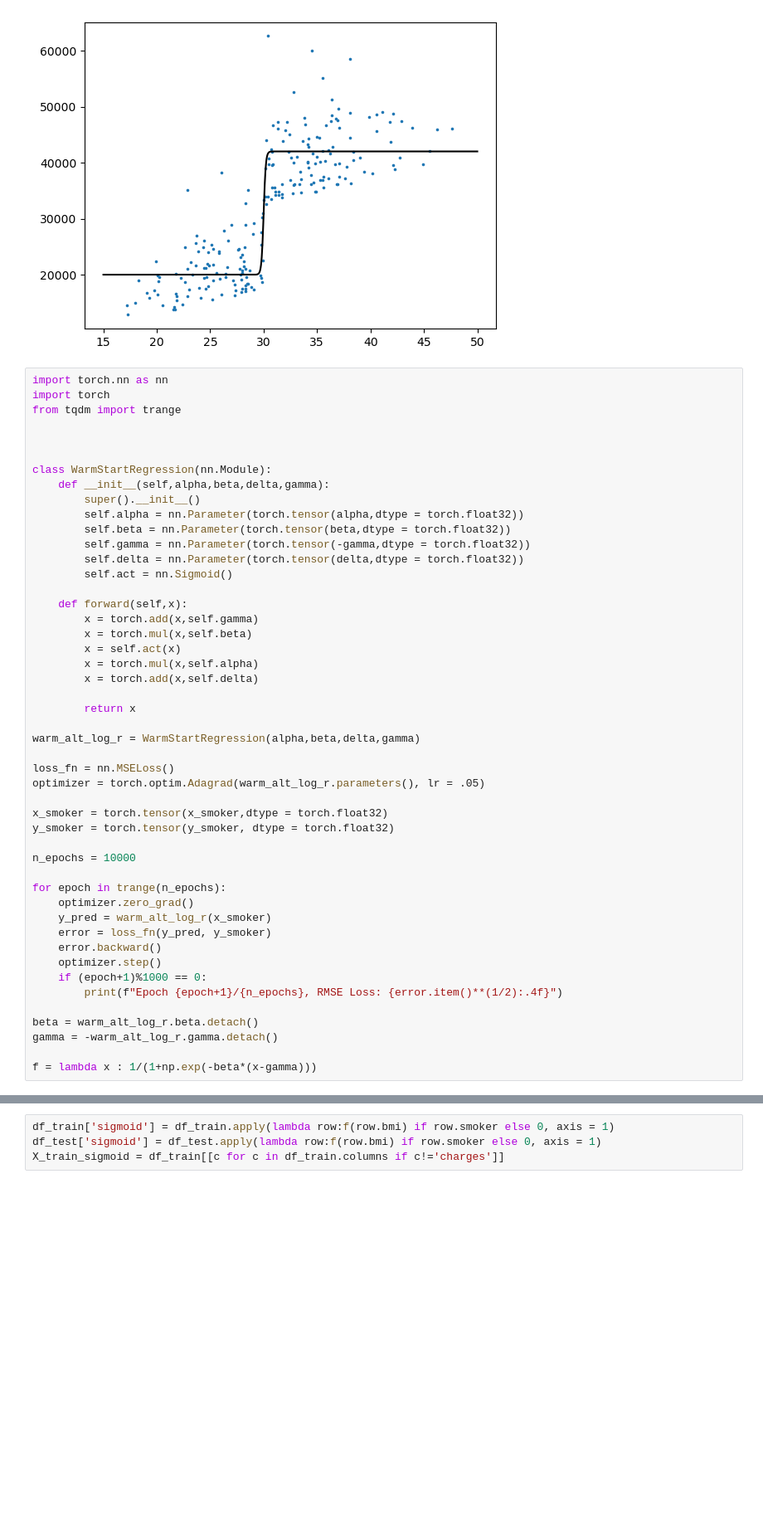
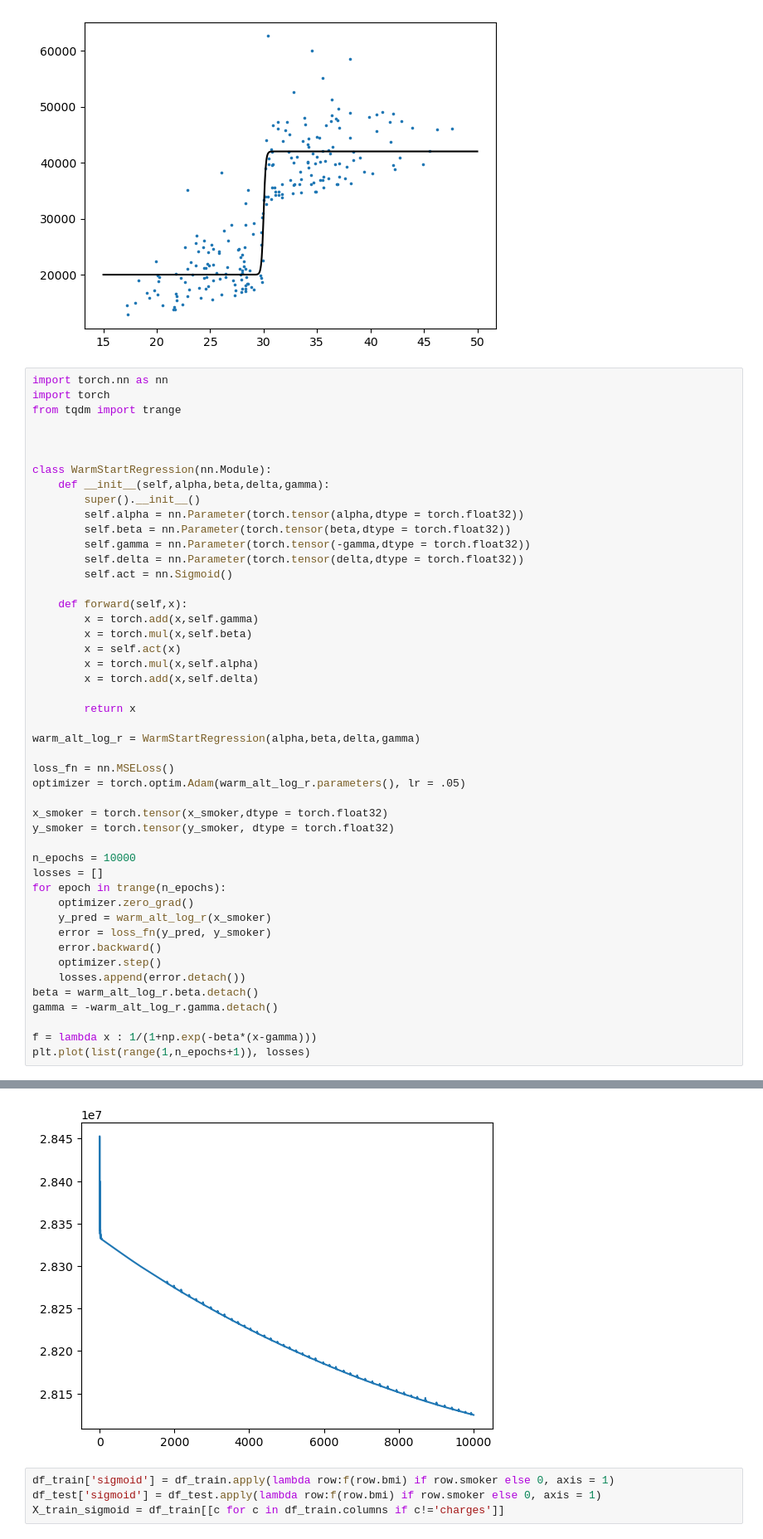
Before and after one commit to djclancy/kaggle_projects, a Jupyter notebook: MedicalInsuranceCost/notebook/med_insurance_notebook.ipynb, the cells around one changed output, grey strips where cells are left out. Shown at 83% size. Cells and saved outputs as stored; diff of their text form; blank space fills up the shorter version.

```diff
--- a/MedicalInsuranceCost/notebook/med_insurance_notebook.ipynb
+++ b/MedicalInsuranceCost/notebook/med_insurance_notebook.ipynb
@@ -458,24 +455,23 @@ class WarmStartRegression(nn.Module):
 warm_alt_log_r = WarmStartRegression(alpha,beta,delta,gamma)
 
 loss_fn = nn.MSELoss()
-optimizer = torch.optim.Adagrad(warm_alt_log_r.parameters(), lr = .05)
+optimizer = torch.optim.Adam(warm_alt_log_r.parameters(), lr = .05)
 
 x_smoker = torch.tensor(x_smoker,dtype = torch.float32)
 y_smoker = torch.tensor(y_smoker, dtype = torch.float32)
 
 n_epochs = 10000
-
+losses = []
 for epoch in trange(n_epochs):
     optimizer.zero_grad()
     y_pred = warm_alt_log_r(x_smoker)
     error = loss_fn(y_pred, y_smoker)
     error.backward()
     optimizer.step()
-    if (epoch+1)%1000 == 0:
-        print(f"Epoch {epoch+1}/{n_epochs}, RMSE Loss: {error.item()**(1/2):.4f}")
-
+    losses.append(error.detach())
 beta = warm_alt_log_r.beta.detach()
 gamma = -warm_alt_log_r.gamma.detach()
 
 f = lambda x : 1/(1+np.exp(-beta*(x-gamma)))
+plt.plot(list(range(1,n_epochs+1)), losses)
 # %% [output]
@@ -492,3 +479,4 @@ Epoch 10000/10000, RMSE Loss: 5322.5182
+[figure, added]
 # %%
 df_train['sigmoid'] = df_train.apply(lambda row:f(row.bmi) if row.smoker else 0, axis = 1)
 df_test['sigmoid'] = df_test.apply(lambda row:f(row.bmi) if row.smoker else 0, axis = 1)
```
Also changed, not shown: parts of 9 cells of this notebook, 2 other files.
